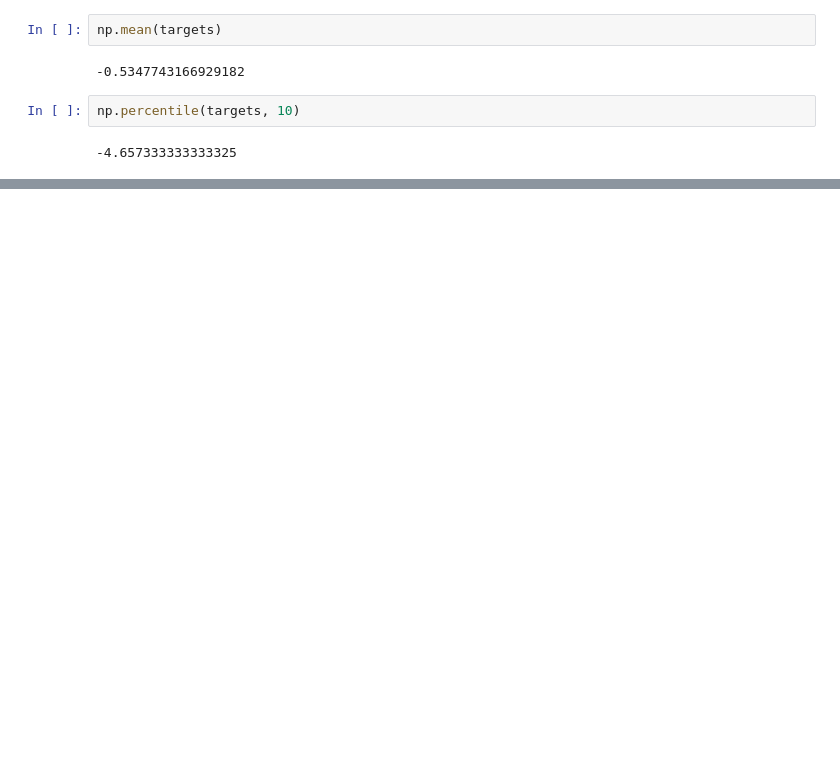
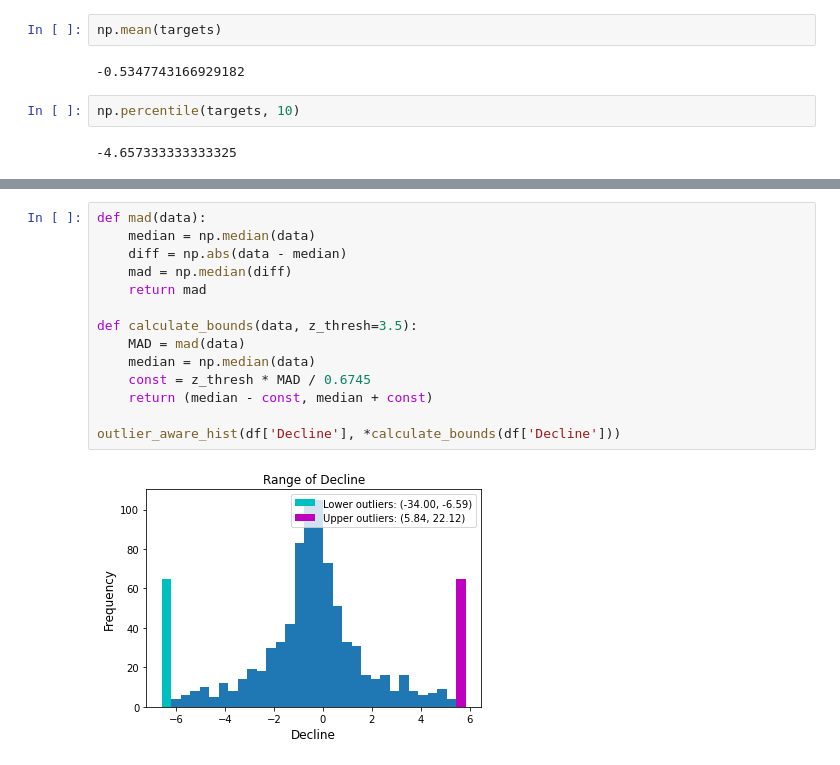
Before and after one commit to GauravMohan1/NBA-Veteran_Analysis, a Jupyter notebook: Logistic.ipynb, the cells around one changed output, grey strips where cells are left out. Drawn from its saved outputs; the diff is of its cells as text; blank space fills up the shorter version.

```diff
--- a/Logistic.ipynb
+++ b/Logistic.ipynb
@@ -154,0 +201,16 @@ for c in df.columns:
+# %%
+def mad(data):
+    median = np.median(data)
+    diff = np.abs(data - median)
+    mad = np.median(diff)
+    return mad
+
+def calculate_bounds(data, z_thresh=3.5):
+    MAD = mad(data)
+    median = np.median(data)
+    const = z_thresh * MAD / 0.6745
+    return (median - const, median + const)
+
+outlier_aware_hist(df['Decline'], *calculate_bounds(df['Decline']))
+# %% [output]
+[figure, added]
```
Also changed, not shown: parts of 11 cells of this notebook, 2 other files.
